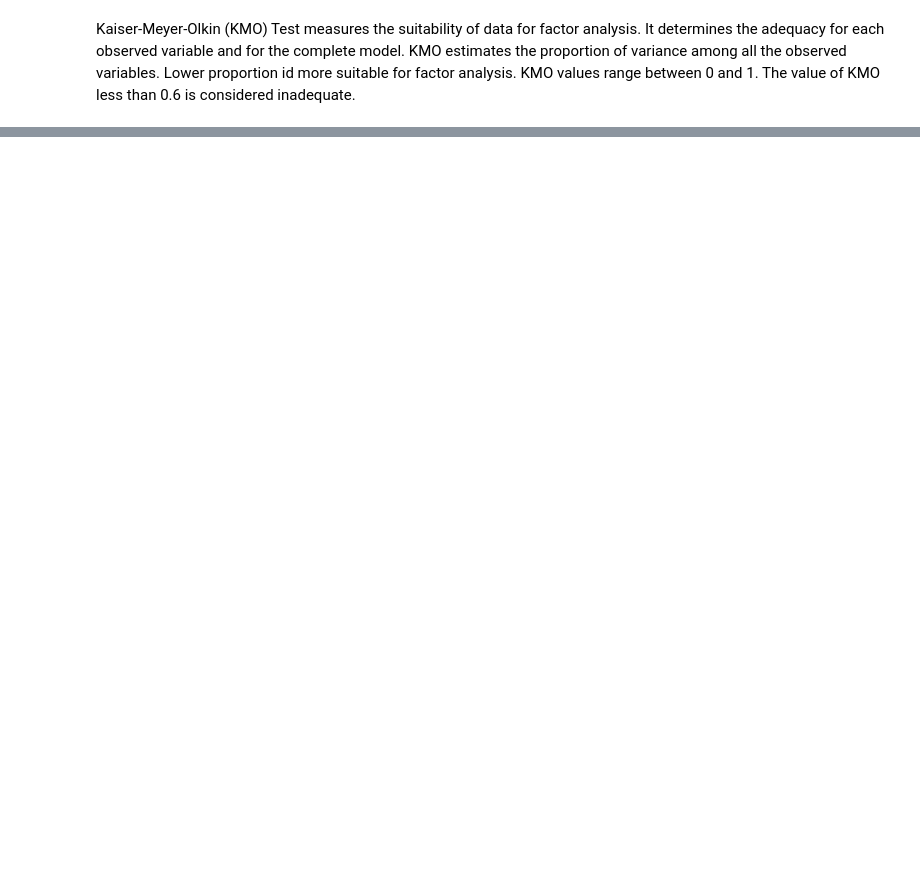
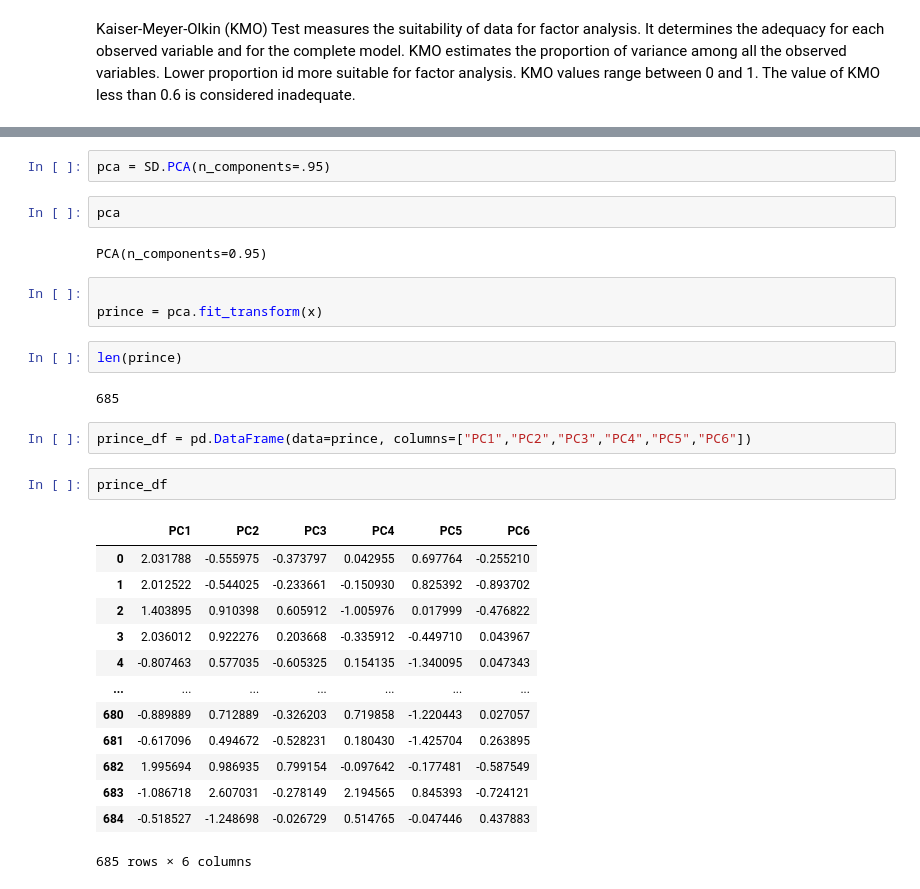
Before and after one commit to heinohen/household_habits_SDA, a Jupyter notebook: habits.ipynb, the cells around one changed output, grey strips where cells are left out. Saved outputs shown, nothing was run; the diff lists cells and outputs as text; blank space fills up the shorter version.

```diff
--- a/habits.ipynb
+++ b/habits.ipynb
@@ -505,0 +415,31 @@ crosstabs.plot.hist()
+# %%
+pca = SD.PCA(n_components=.95)
+# %%
+pca
+# %% [output]
+PCA(n_components=0.95)
+# %%
+
+prince = pca.fit_transform(x)
+# %%
+len(prince)
+# %% [output]
+685
+# %%
+prince_df = pd.DataFrame(data=prince, columns=["PC1","PC2","PC3","PC4","PC5","PC6"])
+# %%
+prince_df
+# %% [output]
+|  | PC1 | PC2 | PC3 | PC4 | PC5 | PC6 |
+| 0 | 2.031788 | -0.555975 | -0.373797 | 0.042955 | 0.697764 | -0.255210 |
+| 1 | 2.012522 | -0.544025 | -0.233661 | -0.150930 | 0.825392 | -0.893702 |
+| 2 | 1.403895 | 0.910398 | 0.605912 | -1.005976 | 0.017999 | -0.476822 |
+| 3 | 2.036012 | 0.922276 | 0.203668 | -0.335912 | -0.449710 | 0.043967 |
+| 4 | -0.807463 | 0.577035 | -0.605325 | 0.154135 | -1.340095 | 0.047343 |
+| ... | ... | ... | ... | ... | ... | ... |
+| 680 | -0.889889 | 0.712889 | -0.326203 | 0.719858 | -1.220443 | 0.027057 |
+| 681 | -0.617096 | 0.494672 | -0.528231 | 0.180430 | -1.425704 | 0.263895 |
+| 682 | 1.995694 | 0.986935 | 0.799154 | -0.097642 | -0.177481 | -0.587549 |
+| 683 | -1.086718 | 2.607031 | -0.278149 | 2.194565 | 0.845393 | -0.724121 |
+| 684 | -0.518527 | -1.248698 | -0.026729 | 0.514765 | -0.047446 | 0.437883 |
+685 rows × 6 columns
```
Also changed, not shown: parts of 38 cells of this notebook.
